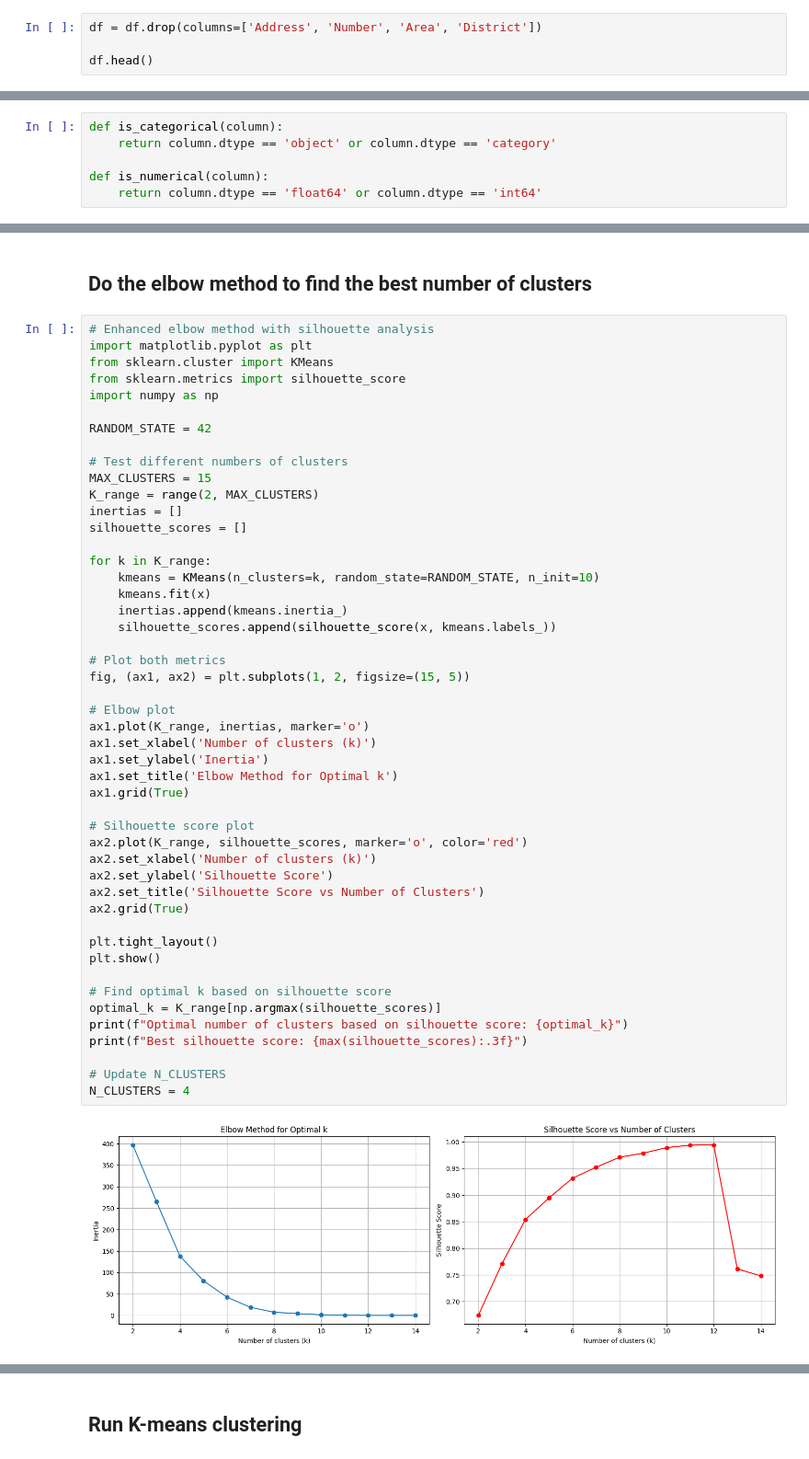
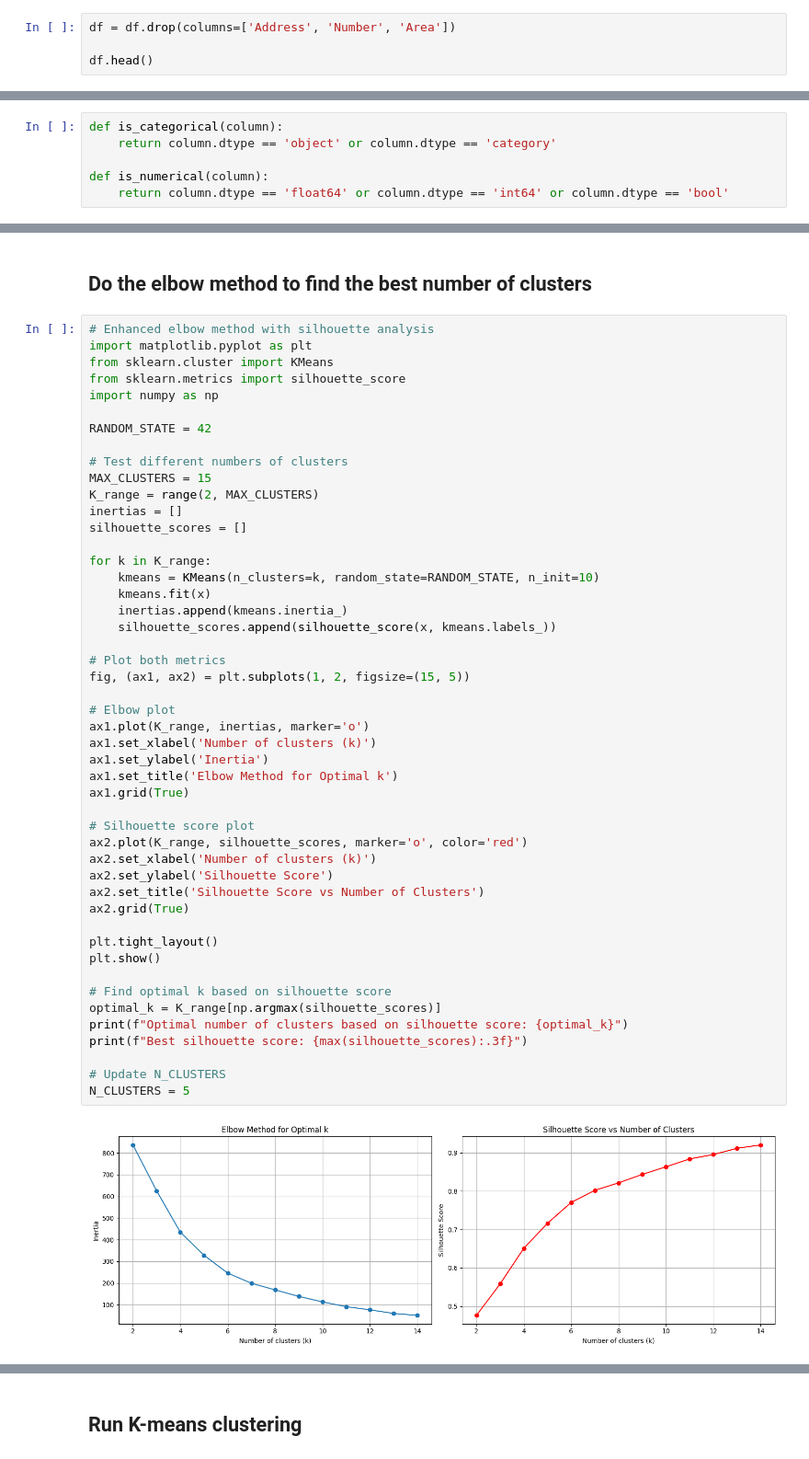
Before and after one commit to luisguareschi/group-project-ml-1, a Jupyter notebook: segmentation-lg-v2.ipynb, the cells around one changed output, grey strips where cells are left out. Shown at 92% size. Saved outputs shown, nothing was run; the diff lists cells and outputs as text.

```diff
--- a/segmentation-lg-v2.ipynb
+++ b/segmentation-lg-v2.ipynb
@@ -19,7 +19,7 @@ df.head()
 # %% [markdown]
 ## Remove uneeded columns
 # %%
-df = df.drop(columns=['Address', 'Number', 'Area', 'District'])
+df = df.drop(columns=['Address', 'Number', 'Area'])
 
 df.head()
 # %% [output]
@@ -118,7 +128,7 @@ def is_categorical(column):
     return column.dtype == 'object' or column.dtype == 'category'
 
 def is_numerical(column):
-    return column.dtype == 'float64' or column.dtype == 'int64'
+    return column.dtype == 'float64' or column.dtype == 'int64' or column.dtype == 'bool'
 # %%
 # Find the categorical columns and numerical columns that we want to preprocess
 
@@ -262,32 +272,32 @@ for k in K_range:
     inertias.append(kmeans.inertia_)
     silhouette_scores.append(silhouette_score(x, kmeans.labels_))
 
 # Plot both metrics
 fig, (ax1, ax2) = plt.subplots(1, 2, figsize=(15, 5))
 
 # Elbow plot
 ax1.plot(K_range, inertias, marker='o')
 ax1.set_xlabel('Number of clusters (k)')
 ax1.set_ylabel('Inertia')
 ax1.set_title('Elbow Method for Optimal k')
 ax1.grid(True)
 
 # Silhouette score plot
 ax2.plot(K_range, silhouette_scores, marker='o', color='red')
 ax2.set_xlabel('Number of clusters (k)')
 ax2.set_ylabel('Silhouette Score')
 ax2.set_title('Silhouette Score vs Number of Clusters')
 ax2.grid(True)
 
 plt.tight_layout()
 plt.show()
 
 # Find optimal k based on silhouette score
 optimal_k = K_range[np.argmax(silhouette_scores)]
 print(f"Optimal number of clusters based on silhouette score: {optimal_k}")
 print(f"Best silhouette score: {max(silhouette_scores):.3f}")
 
 # Update N_CLUSTERS
-N_CLUSTERS = 4
+N_CLUSTERS = 5
 # %% [output]
-[figure, old version]
+[figure, new version]
```
Also changed, not shown: parts of 18 cells of this notebook, 1 other file.
